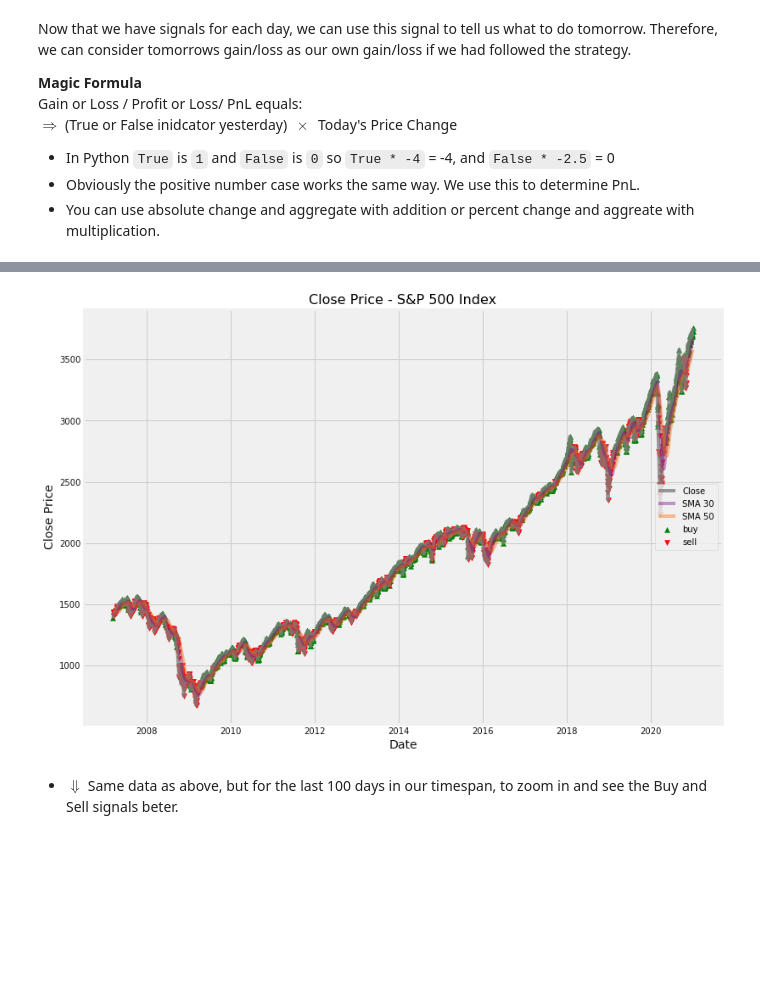
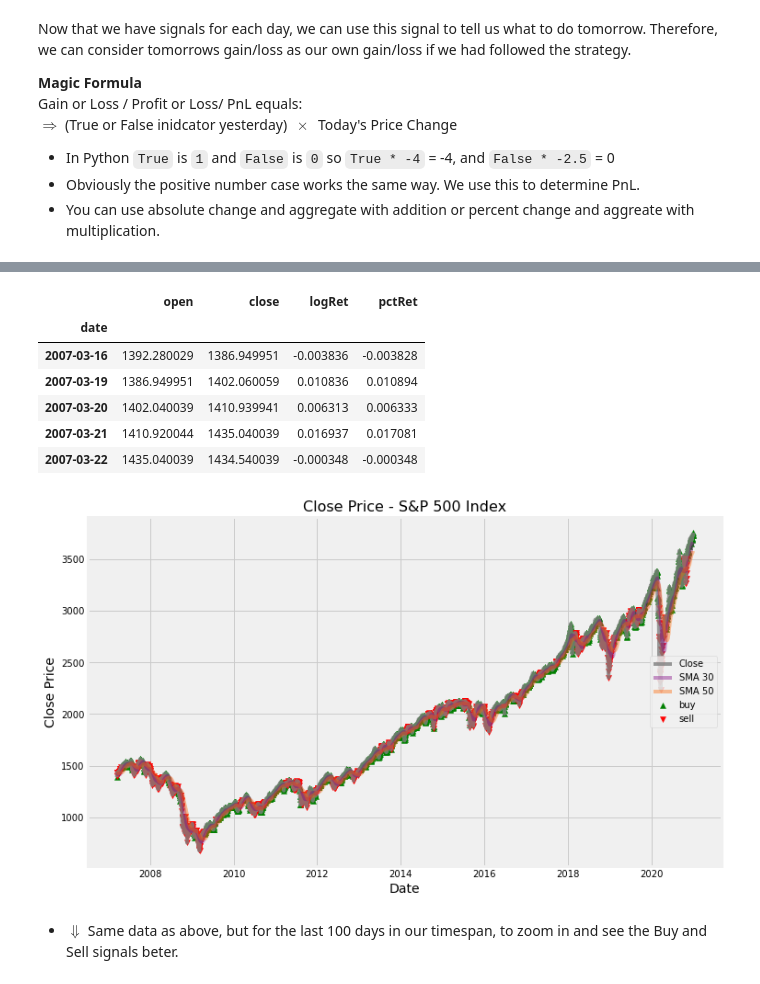
Before and after one commit to QuantVI/rand_various, a Jupyter notebook: wqu_capstone_code/draft5a_cleanup.ipynb, the cells around one changed output, grey strips where cells are left out. Saved outputs shown, nothing was run; the diff lists cells and outputs as text; code cells hidden in the pictures; blank space fills up the shorter version.

```diff
--- a/wqu_capstone_code/draft5a_cleanup.ipynb
+++ b/wqu_capstone_code/draft5a_cleanup.ipynb
@@ -484,0 +581,3 @@ $\Downarrow$ The strategy in action
+# %%
+strategyDF_full = strategyDF.copy() # saved full version
+strategyDF = strategyDF.iloc[50:,:]
@@ -495,21 +679 @@ Index(['date', 'open', 'high', 'low', 'close', 'adjClose', 'sma30', 'sma50',
       dtype='object')
-# %%
-strategyDF["PnL_s1"] = strategyDF.pctRet * strategyDF.s1Dec
-
-strategyDF["PnL_s21"] = strategyDF.pctRet * strategyDF.s2Dec_ATR10
-strategyDF["PnL_s22"] = strategyDF.pctRet * strategyDF.s2Dec_ATR20
-
-strategyDF["PnL_s31"] = strategyDF.pctRet * strategyDF.s3Dec_ATR10
-strategyDF["PnL_s32"] = strategyDF.pctRet * strategyDF.s3Dec_ATR20
-
-# Uses Strategy 4, where ATR10 is compared to the ATR of ATR
-strategyDF["PnL_s41aa"] = strategyDF.pctRet * strategyDF.s4Dec_Atr10_atr10ofAtr10
-strategyDF["PnL_s41ab"] = strategyDF.pctRet * strategyDF.s4Dec_Atr10_atr10ofAtr20
-strategyDF["PnL_s41ba"] = strategyDF.pctRet * strategyDF.s4Dec_Atr10_atr20ofAtr10
-strategyDF["PnL_s41bb"] = strategyDF.pctRet * strategyDF.s4Dec_Atr10_atr20ofAtr20
-
-# Uses Strategy 4, where ATR20 is compared to the ATR of ATR
-strategyDF["PnL_s42aa"] = strategyDF.pctRet * strategyDF.s4Dec_Atr20_atr10ofAtr10
-strategyDF["PnL_s42ab"] = strategyDF.pctRet * strategyDF.s4Dec_Atr20_atr10ofAtr20
-strategyDF["PnL_s42ba"] = strategyDF.pctRet * strategyDF.s4Dec_Atr20_atr20ofAtr10
-strategyDF["PnL_s42bb"] = strategyDF.pctRet * strategyDF.s4Dec_Atr20_atr20ofAtr20
@@ -601,3 +680,6 @@ df2 = df1.copy()
+# %%
+# We create a new copy of our DataFrame, ands we will change the index to dates
+df2 = strategyDF.copy()
 # %%
 df2.set_index(df2.date,inplace=True)
 # %%
@@ -616,37 +687,47 @@ df2.head()
+# %%
+df2.iloc[:,[0,1,4,5]].head()
+# %% [output]
+|  | open | close | logRet | pctRet |
+| date |  |  |  |  |
+| 2007-03-16 | 1392.280029 | 1386.949951 | -0.003836 | -0.003828 |
+| 2007-03-19 | 1386.949951 | 1402.060059 | 0.010836 | 0.010894 |
+| 2007-03-20 | 1402.040039 | 1410.939941 | 0.006313 | 0.006333 |
+| 2007-03-21 | 1410.920044 | 1435.040039 | 0.016937 | 0.017081 |
+| 2007-03-22 | 1435.040039 | 1434.540039 | -0.000348 | -0.000348 |
 # %%
-plt.figure(figsize=(12,9))
+plt.figure(figsize=(11,7))
 plt.title("Close Price - S&P 500 Index", fontsize=16)
 plt.plot(df2.close, label = "Close", color="grey", alpha=0.8)
 # Now plot the EMA data
 plt.plot(df2.sma30, label = "SMA 30", color="purple", alpha=0.4)
 plt.plot(df2.sma50, label = "SMA 50", color="#ff6600", alpha=0.4)
 #plt.plot(df2.LEMA, label = "Long EMA", color="#ffff00", alpha=0.4
 #         ,linewidth=2
 #         ,path_effects=[pe.Stroke(linewidth=4, foreground='#cccc00'), pe.Normal()])
 # ----
 
 # Now let's plot the Buy and Sell signals
     # we need to revoer the price when Buy=True, but not when Buy=False
     # We need to recover the price when Sell=True, but not when Sell=False
     # These need to be in separate Series objects
 
     # ---- We make the Series
 truebuyprice = df2.s1Dec.replace(-1,np.NAN) * df2.close # we NAN the sell signals
 #truebuyprice = truebuyprice.replace(0,np.NAN)
 truesellprice = df2.s1Dec.replace(1,np.NAN) * -1 * df2.close # NAN the buys, mult -1 by -1 to keep price positive
 #truesellprice = truesellprice.replace(0,np.NAN)
 
     # we plot each series
 plt.scatter(df2.index, truebuyprice, color="green", marker="^", label="buy")
 plt.scatter(df2.index, truesellprice, color="red", marker="v", label="sell")
     # ----
 # ----
 plt.xlabel("Date", fontsize=14)
 plt.ylabel("Close Price", fontsize=14)
 plt.legend(loc="center right")
 plt.show()
 # %% [output]
-[figure, old version]
+[figure, new version]
 # %% [markdown]
 - $\Downarrow$ Same data as above, but for the last 100 days in our timespan, to zoom in and see the Buy and Sell signals beter.
 # %%
```
Also changed, not shown: parts of 31 cells of this notebook.
